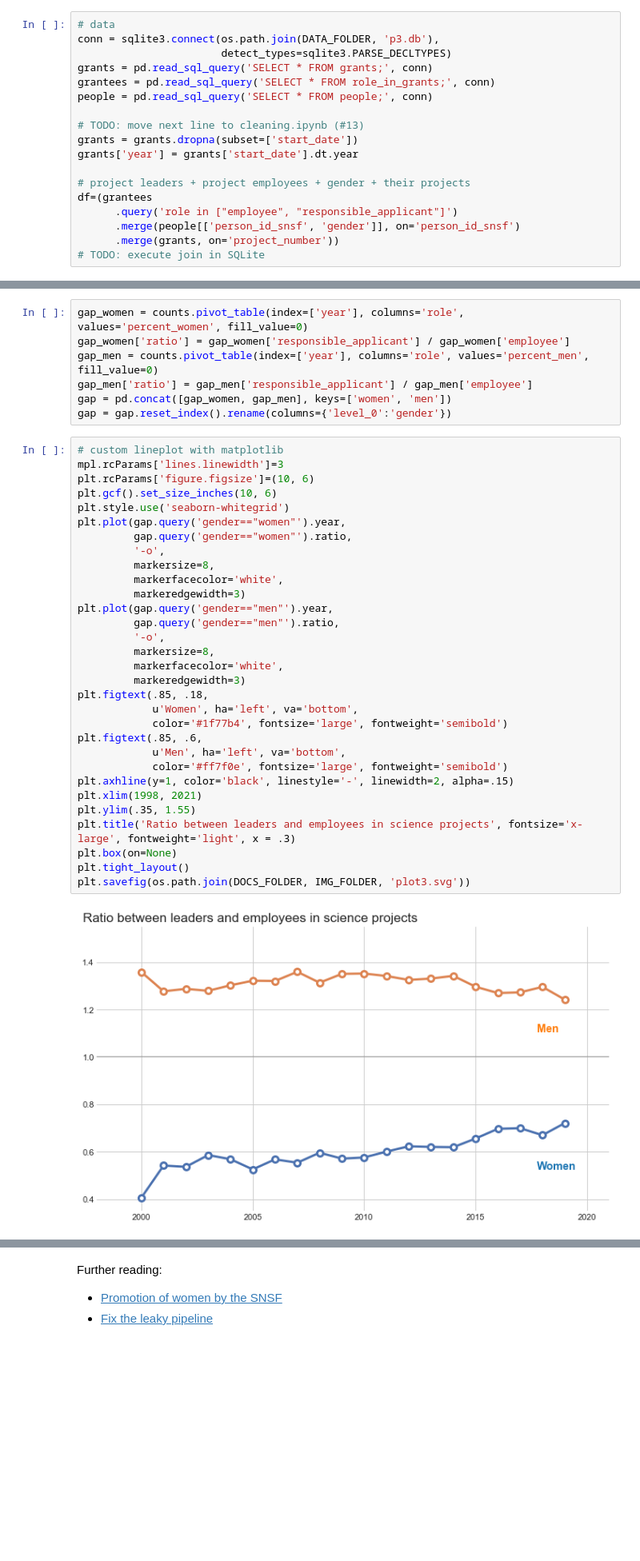
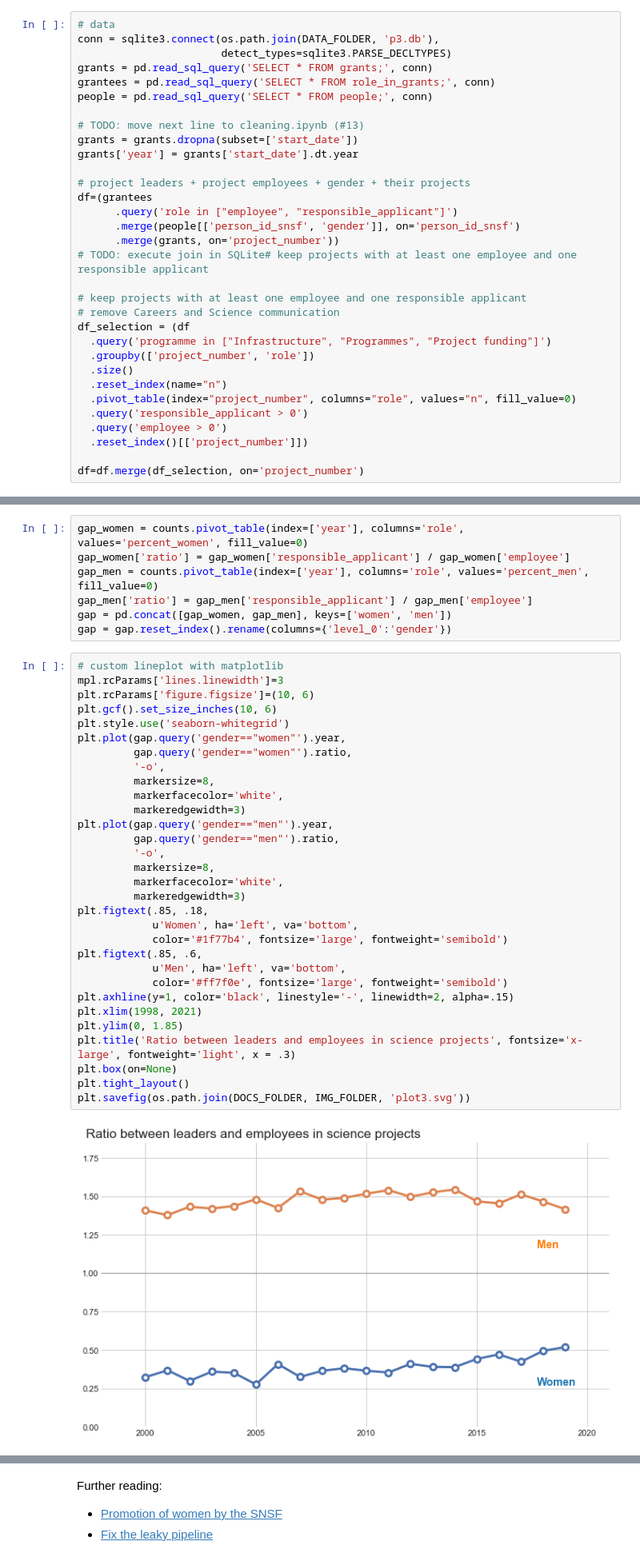
Before and after one commit to zambujo/p3data, a Jupyter notebook: notebooks/slide_deck.ipynb, the cells around one changed output, grey strips where cells are left out. Shown at 80% size. Cells and saved outputs as stored; diff of their text form; blank space fills up the shorter version.

Commit message:
✨ Exclude projects with no employee or PI (Fix #15)
Also excludes careers and science communication projects
Code needs review

```diff
--- a/notebooks/slide_deck.ipynb
+++ b/notebooks/slide_deck.ipynb
@@ -36,7 +36,21 @@ df=(grantees
       .query('role in ["employee", "responsible_applicant"]')
       .merge(people[['person_id_snsf', 'gender']], on='person_id_snsf')
       .merge(grants, on='project_number'))
-# TODO: execute join in SQLite
+# TODO: execute join in SQLite# keep projects with at least one employee and one responsible applicant
+
+# keep projects with at least one employee and one responsible applicant
+# remove Careers and Science communication
+df_selection = (df
+  .query('programme in ["Infrastructure", "Programmes", "Project funding"]')
+  .groupby(['project_number', 'role'])
+  .size()
+  .reset_index(name="n")
+  .pivot_table(index="project_number", columns="role", values="n", fill_value=0)
+  .query('responsible_applicant > 0')
+  .query('employee > 0')
+  .reset_index()[['project_number']])
+
+df=df.merge(df_selection, on='project_number')
 # %% [markdown]
 ## The "leaky" pipeline
 
@@ -157,35 +171,35 @@ gap = gap.reset_index().rename(columns={'level_0':'gender'})
 # custom lineplot with matplotlib
 mpl.rcParams['lines.linewidth']=3
 plt.rcParams['figure.figsize']=(10, 6)
 plt.gcf().set_size_inches(10, 6)
 plt.style.use('seaborn-whitegrid')
 plt.plot(gap.query('gender=="women"').year,
          gap.query('gender=="women"').ratio,
          '-o',
          markersize=8,
          markerfacecolor='white',
          markeredgewidth=3)
 plt.plot(gap.query('gender=="men"').year,
          gap.query('gender=="men"').ratio,
          '-o',
          markersize=8,
          markerfacecolor='white',
          markeredgewidth=3)
 plt.figtext(.85, .18,
             u'Women', ha='left', va='bottom',
             color='#1f77b4', fontsize='large', fontweight='semibold')
 plt.figtext(.85, .6,
             u'Men', ha='left', va='bottom',
             color='#ff7f0e', fontsize='large', fontweight='semibold')
 plt.axhline(y=1, color='black', linestyle='-', linewidth=2, alpha=.15)
 plt.xlim(1998, 2021)
-plt.ylim(.35, 1.55)
+plt.ylim(0, 1.85)
 plt.title('Ratio between leaders and employees in science projects', fontsize='x-large', fontweight='light', x = .3)
 plt.box(on=None)
 plt.tight_layout()
 plt.savefig(os.path.join(DOCS_FOLDER, IMG_FOLDER, 'plot3.svg'))
 # %% [output]
-[figure, old version]
+[figure, new version]
 # %% [markdown]
 ## Leadership gap between men and women
 
```
Also changed, not shown: parts of 5 cells of this notebook, 7 other files.
